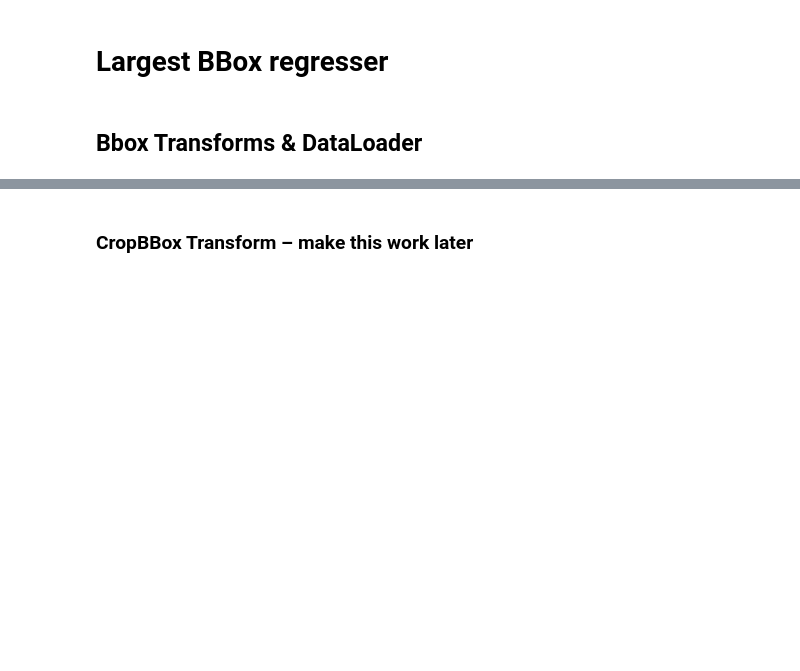
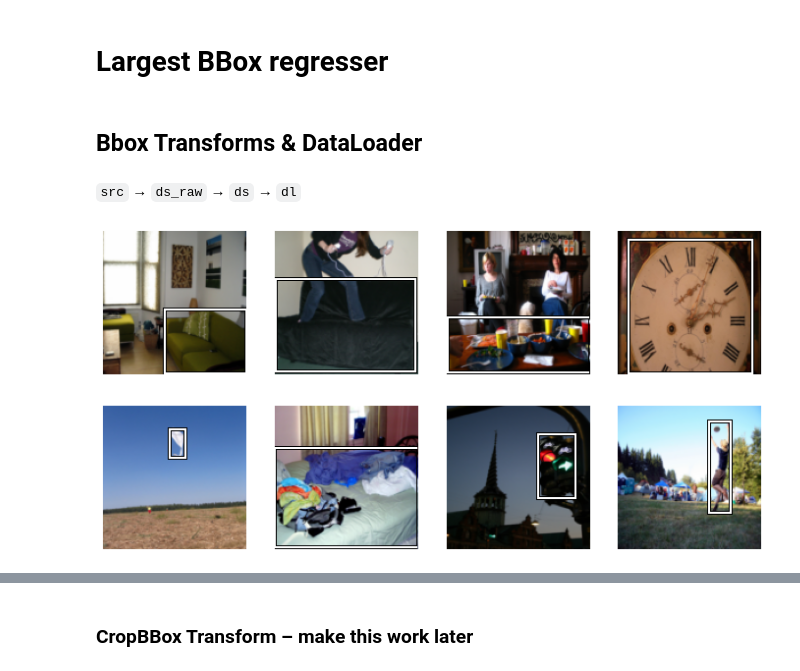
Before and after one commit to mccallion/rory, a Jupyter notebook: _20200820_bboxes_pt2_single_img_cls.ipynb, the cells around one changed output, grey strips where cells are left out. Saved outputs shown, nothing was run; the diff lists cells and outputs as text; code cells hidden in the pictures; blank space fills up the shorter version.

```diff
--- a/_20200820_bboxes_pt2_single_img_cls.ipynb
+++ b/_20200820_bboxes_pt2_single_img_cls.ipynb
@@ -117,3 +117,5 @@ learn.fine_tune(2, lr)
 # Largest BBox regresser
 # %% [markdown]
 ## Bbox Transforms & DataLoader
+# %% [markdown]
+`src` → `ds_raw` → `ds` → `dl`
@@ -120,36 +124,32 @@ learn.fine_tune(2, lr)
 # %%
 # imbbs
-fnames = df['img'].tolist()
-
+fns = df['img'].tolist()
 def fn2img(f): return PILImage.create(path/f)
+ims = list(map(fn2img, fns))
 def fn2bb(f): return TensorBBox.create(dfd['lrg_bb'][f])
-
-ims = list(map(fn2img, fnames))
-bbs = list(map(fn2bb, fnames))
+bbs = list(map(fn2bb, fns))
 imbbs = list(zip(ims,bbs))
-
 
 # squish
 def squish_imbb(imbb):
     im,bb = imbb
     s = 128
     w,h = im.size
     return Resize(s, ResizeMethod.Squish)(im), bb*tensor(s/w, s/h, s/w, s/h)
 squish = L(map(squish_imbb, imbbs))
 
-
 # ds
-fn2sq = {f[0]:(f[1][0],f[1][1]) for f in zip(fnames,squish)}
+fn2sq = {f[0]:(f[1][0],f[1][1]) for f in zip(fns,squish)}
 def squished_im(f): return fn2sq[f][0]
 def squished_bb(f): return fn2sq[f][1]
-ds = Datasets(fnames,
-              [squished_im,squished_bb],
-              splits=splits,
-              n_inp=1)
-
+is_val = L(df['is_val'].tolist())
+splits = L(~is_val, is_val)
+ds = Datasets(fns, [squished_im,squished_bb], splits=splits, n_inp=1)
 
 # dl
-dl = TfmdDL(ds, bs=8,
-            after_item=[PointScaler(), ToTensor()]
-            ,after_batch=[IntToFloatTensor(), Flip(), Brightness(), Contrast()])
+dl = TfmdDL(ds, bs=8, after_item=[PointScaler(), ToTensor()],
+            after_batch=[IntToFloatTensor()])
+
 dl.show_batch()
+# %% [output]
+[figure, added]
```
Also changed, not shown: parts of 31 cells of this notebook, 5 other files.
